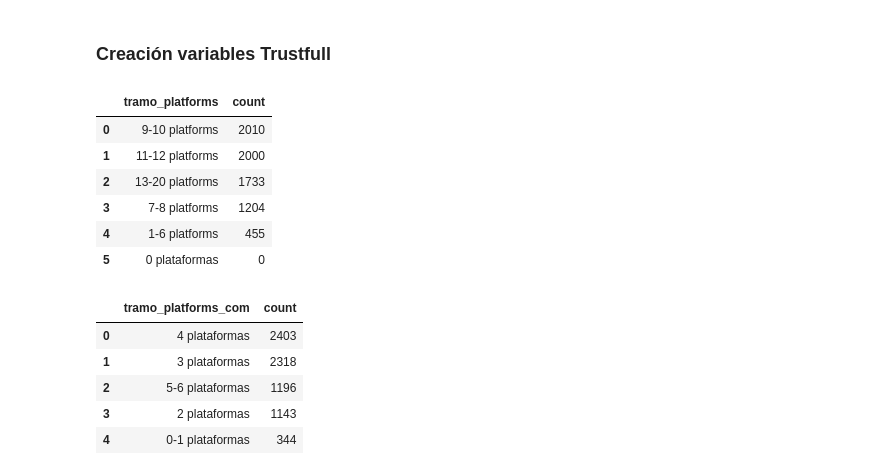
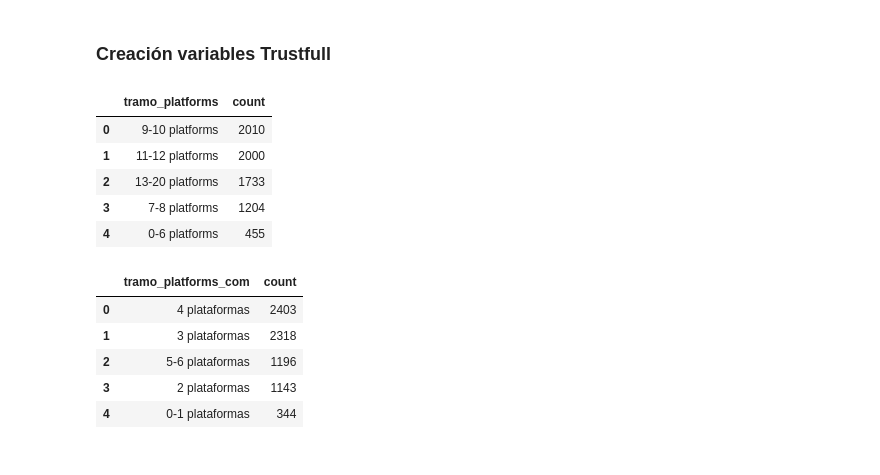
Before and after one commit to cgomez-QB/Fraud-Model, a Jupyter notebook: src/first_exploration/exploratory_data_analysis.ipynb, the cells around one changed output. Cells and saved outputs as stored; diff of their text form; code cells hidden in the pictures.

```diff
--- a/src/first_exploration/exploratory_data_analysis.ipynb
+++ b/src/first_exploration/exploratory_data_analysis.ipynb
@@ -829,38 +771,36 @@ df_trust.columns.tolist()
 # Creación de la variable mum total plataformas
 lst_cols_trust = [
     'phone_has_whatsapp', 'phone_has_instagram', 'phone_has_aliexpress',
     'phone_has_telegram', 'phone_has_twitter', 'phone_has_weibo',
     'email_has_spotify', 'email_has_linkedin', 'email_has_deliveroo',
     'email_has_pinterest', 'email_has_wordpress', 'email_has_hubspot',
     'email_has_gravatar', 'email_has_atlassian', 'email_has_lastpass',
     'email_has_adobe', 'email_has_freelancer', 'email_has_github',
     'email_has_disney_plus', 'email_has_google', 'email_has_duolingo',
     'has_facebook', 'has_apple', 'has_amazon', 'has_office365'
 ]
 
-bins = [ -1, 0, 6, 8, 10, 12, 20]
+bins = [ 0, 6, 8, 10, 12, 20]
 
 labels = [
-    "0 plataformas",
-    "1-6 platforms",
+    "0-6 platforms",
     "7-8 platforms",
     "9-10 platforms",
     "11-12 platforms",
     "13-20 platforms"
 ]
 
 df_data = calculate_num_platforms(df_data, lst_cols_trust, "num_total_plataformas")
 df_data = calculate_tramo_creation(df_data, "num_total_plataformas", bins, labels, "tramo_platforms")
 
 df_data["tramo_platforms"].value_counts().reset_index()
 # %% [output]
 |  | tramo_platforms | count |
 | 0 | 9-10 platforms | 2010 |
 | 1 | 11-12 platforms | 2000 |
 | 2 | 13-20 platforms | 1733 |
 | 3 | 7-8 platforms | 1204 |
-| 4 | 1-6 platforms | 455 |
-| 5 | 0 plataformas | 0 |
+| 4 | 0-6 platforms | 455 |
 # %%
 # Redes sociales de comunicación
 lst_cols_comunication = [
```
Also changed, not shown: parts of 17 cells of this notebook.
